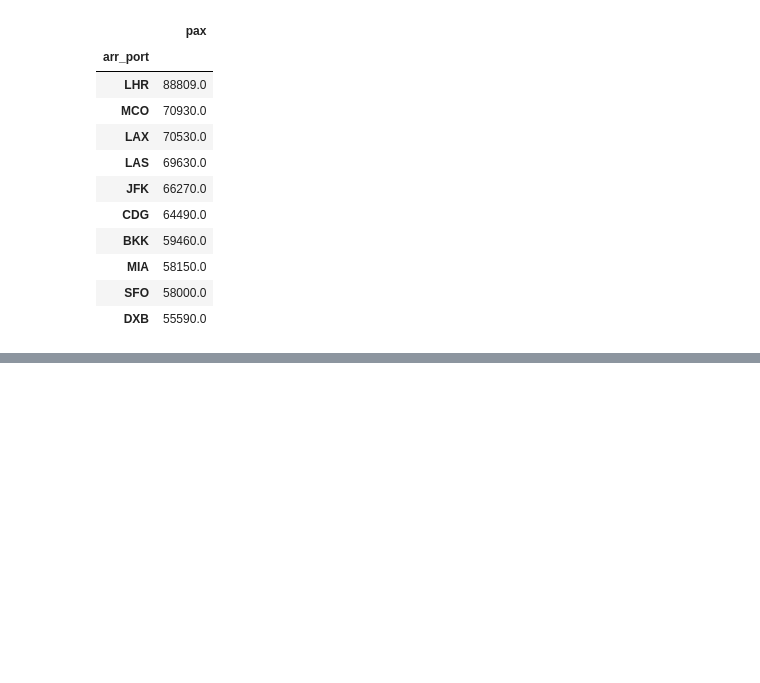
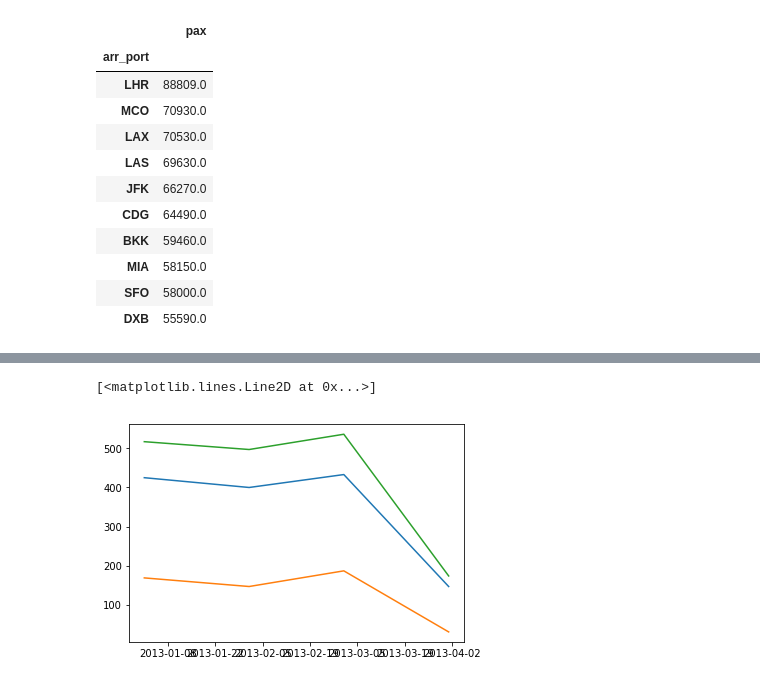
Before and after one commit to JaRodriVi/MasterDataScience, a Jupyter notebook: Challenge/challenge_Amadeus.ipynb, the cells around one changed output, grey strips where cells are left out. Cells and saved outputs as stored; diff of their text form; code cells hidden in the pictures; blank space fills up the shorter version.

```diff
--- a/Challenge/challenge_Amadeus.ipynb
+++ b/Challenge/challenge_Amadeus.ipynb
@@ -129,0 +171,4 @@ Plot the monthly number of searches for flights arriving at Malaga, Madrid or Ba
+# %%
+df_sampleSearches['Month'] = df_sampleSearches['Date'].apply(lambda x: str(x.year))+'-'+df_sampleSearches['Date'].apply(lambda x: str(x.month))
+# %%
+df_sampleSearches['Month'] = pd.to_datetime(df_sampleSearches['Month'])
@@ -129,0 +181,6 @@ Plot the monthly number of searches for flights arriving at Malaga, Madrid or Ba
+# %%
+df_sampleSearches['Destination']=df_sampleSearches['Destination'].str.replace(' ','').str.upper()
+# %%
+df_sampleSearches_solMAD=df_sampleSearches[['Destination','Month']][df_sampleSearches['Destination']=='MAD']
+df_sampleSearches_solAGP=df_sampleSearches[['Destination','Month']][df_sampleSearches['Destination']=='AGP']
+df_sampleSearches_solBCN=df_sampleSearches[['Destination','Month']][df_sampleSearches['Destination']=='BCN']
@@ -129,0 +210,7 @@ Plot the monthly number of searches for flights arriving at Malaga, Madrid or Ba
+# %%
+plt.plot(df_sampleSearches_solMAD.groupby('Month').count())
+plt.plot(df_sampleSearches_solAGP.groupby('Month').count())
+plt.plot(df_sampleSearches_solBCN.groupby('Month').count())
+# %% [output]
+[<matplotlib.lines.Line2D at 0x...>]
+[figure, added]
```
Also changed, not shown: parts of 17 cells of this notebook.
